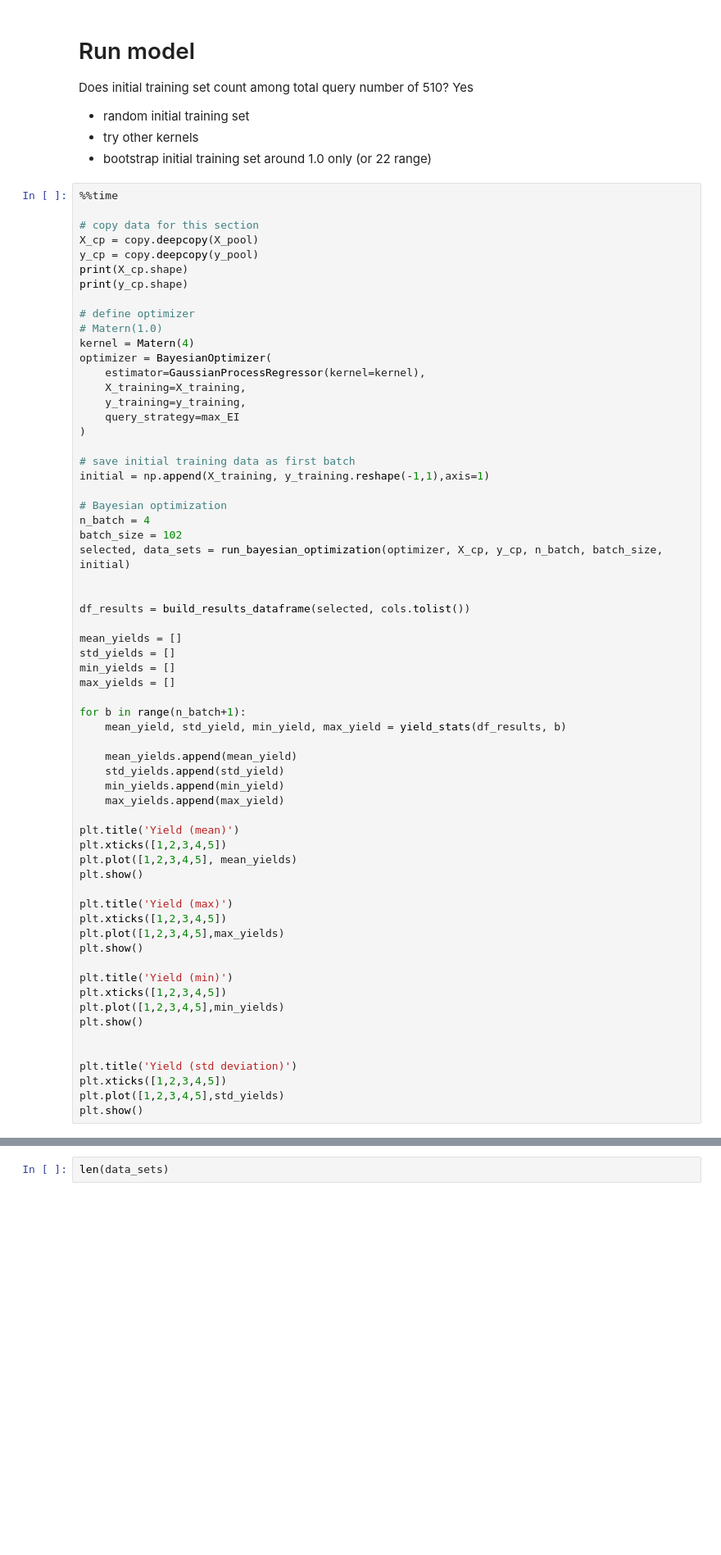
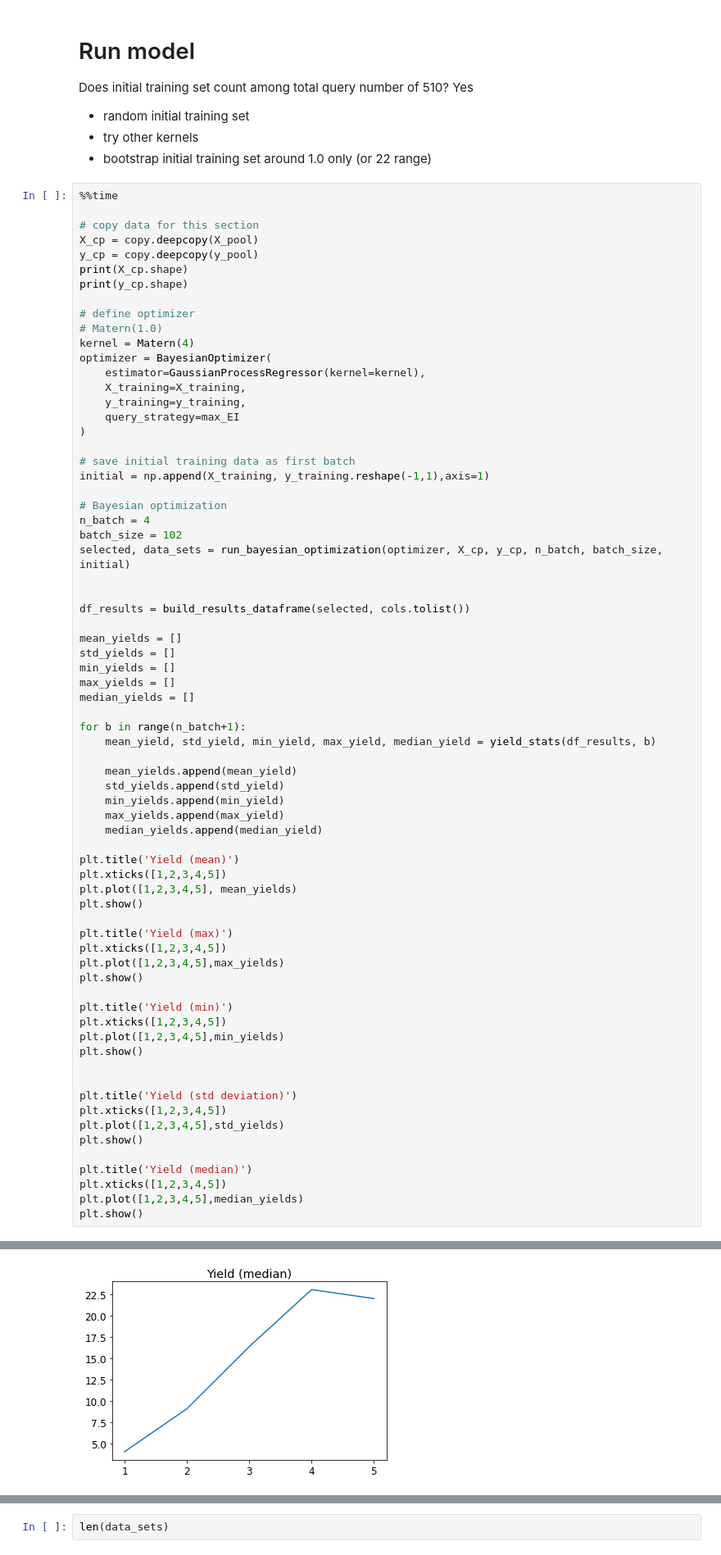
Before and after one commit to ryanquinnnelson/CMU-02750-Active-Learning-Guided-Protein-Production-Optimization, a Jupyter notebook: HW4_q2_yield_ryann.ipynb, the cells around one changed output, grey strips where cells are left out. Shown: that part at 82% size. Drawn from its saved outputs; the diff is of its cells as text; blank space fills up the shorter version.

```diff
--- a/HW4_q2_yield_ryann.ipynb
+++ b/HW4_q2_yield_ryann.ipynb
@@ -350,44 +353,52 @@ mean_yields = []
 std_yields = []
 min_yields = []
 max_yields = []
+median_yields = []
 
 for b in range(n_batch+1):
-    mean_yield, std_yield, min_yield, max_yield = yield_stats(df_results, b)
+    mean_yield, std_yield, min_yield, max_yield, median_yield = yield_stats(df_results, b)
 
     mean_yields.append(mean_yield)
     std_yields.append(std_yield)
     min_yields.append(min_yield)
     max_yields.append(max_yield)
+    median_yields.append(median_yield)
 
 plt.title('Yield (mean)')
 plt.xticks([1,2,3,4,5])
 plt.plot([1,2,3,4,5], mean_yields)
 plt.show()
 
 plt.title('Yield (max)')
 plt.xticks([1,2,3,4,5])
 plt.plot([1,2,3,4,5],max_yields)
 plt.show()
 
 plt.title('Yield (min)')
 plt.xticks([1,2,3,4,5])
 plt.plot([1,2,3,4,5],min_yields)
 plt.show()
 
 
 plt.title('Yield (std deviation)')
 plt.xticks([1,2,3,4,5])
 plt.plot([1,2,3,4,5],std_yields)
 plt.show()
+
+plt.title('Yield (median)')
+plt.xticks([1,2,3,4,5])
+plt.plot([1,2,3,4,5],median_yields)
+plt.show()
 # %% [output]
 (915, 11)
 (915,)
 X_pool size, y_pool size (915, 11) (915,)
 X_pool size, y_pool size (813, 11) (813,)
 X_pool size, y_pool size (711, 11) (711,)
 X_pool size, y_pool size (609, 11) (609,)
 X_pool size, y_pool size (507, 11) (507,)
 [figure]
 [figure]
 [figure]
 [figure]
+[figure, added]
```
Also changed, not shown: parts of 6 cells of this notebook, 1 other file.
